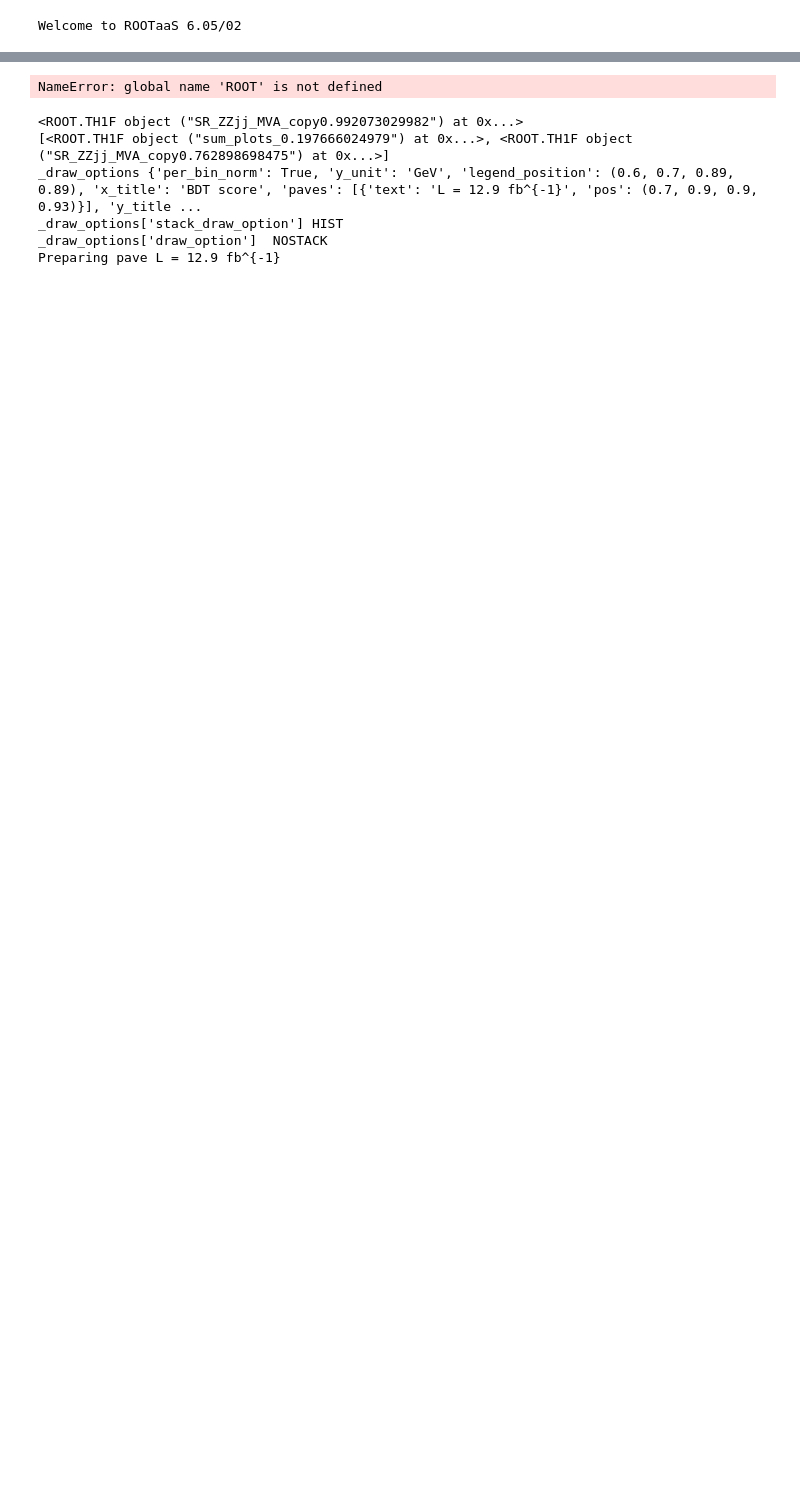
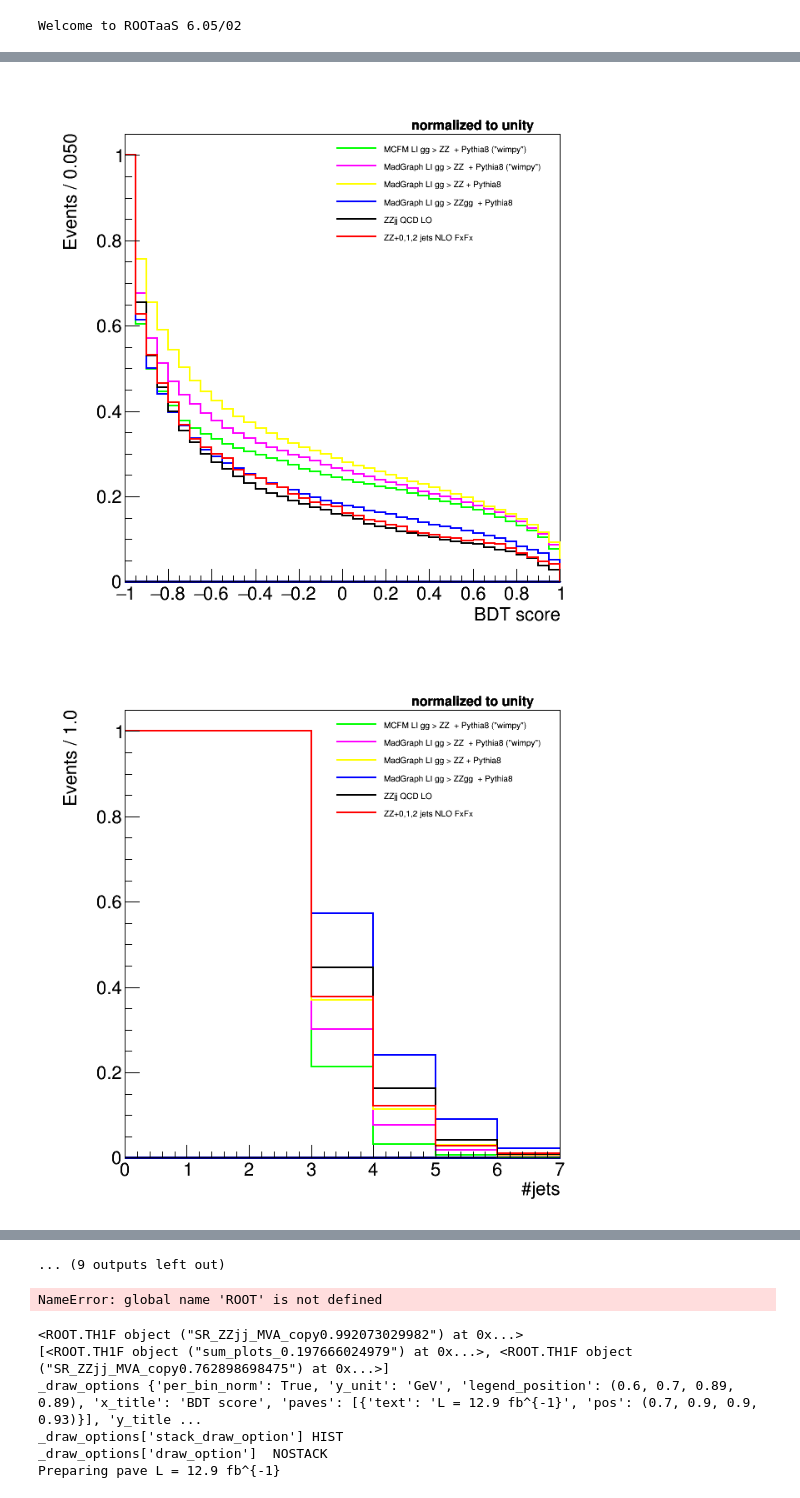
Before and after one commit to Werbellin/ZZjj_GEN_study, a Jupyter notebook: GEN_Level_study.ipynb, the cells around one changed output, grey strips where cells are left out. Saved outputs shown, nothing was run; the diff lists cells and outputs as text; code cells hidden in the pictures; blank space fills up the shorter version.

```diff
--- a/GEN_Level_study.ipynb
+++ b/GEN_Level_study.ipynb
@@ -27 +29,10 @@ for p in [ 'sklearn_MVA_fine','j_n', 'tagjet_mass','tagjet_abs_dEta', 'tagjet_dE
 ... (9 outputs left out)
+# %%
+for p in [ 'sklearn_MVA_fine','j_n', 'tagjet_mass','tagjet_abs_dEta', 'tagjet_dEta','jet_1_eta', 'jet_2_eta',
+          'jet_1_pt', 'jet_2_pt', 'Z_1_zepp','Z_2_zepp', 'ZZ_mass','tagjet_max_eta','Z1_mass','costhetastar',
+          'phi', 'phi1','costheta1', 'costheta2', 'rel_pt_hard',
+         'tj_delta_rel'] :
+    plot(p)#'cutflow__all',
+# %% [output]
+[figure, added]
+[figure, added]
@@ -28,3 +49,4 @@ for p in [ 'sklearn_MVA_fine','j_n', 'tagjet_mass','tagjet_abs_dEta', 'tagjet_dE
+... (9 outputs left out)
 # %%
 def plot(hist_name, selection = 'BLS', norm = True) :
     directory = selection
```
Also changed, not shown: parts of 7 cells of this notebook.
